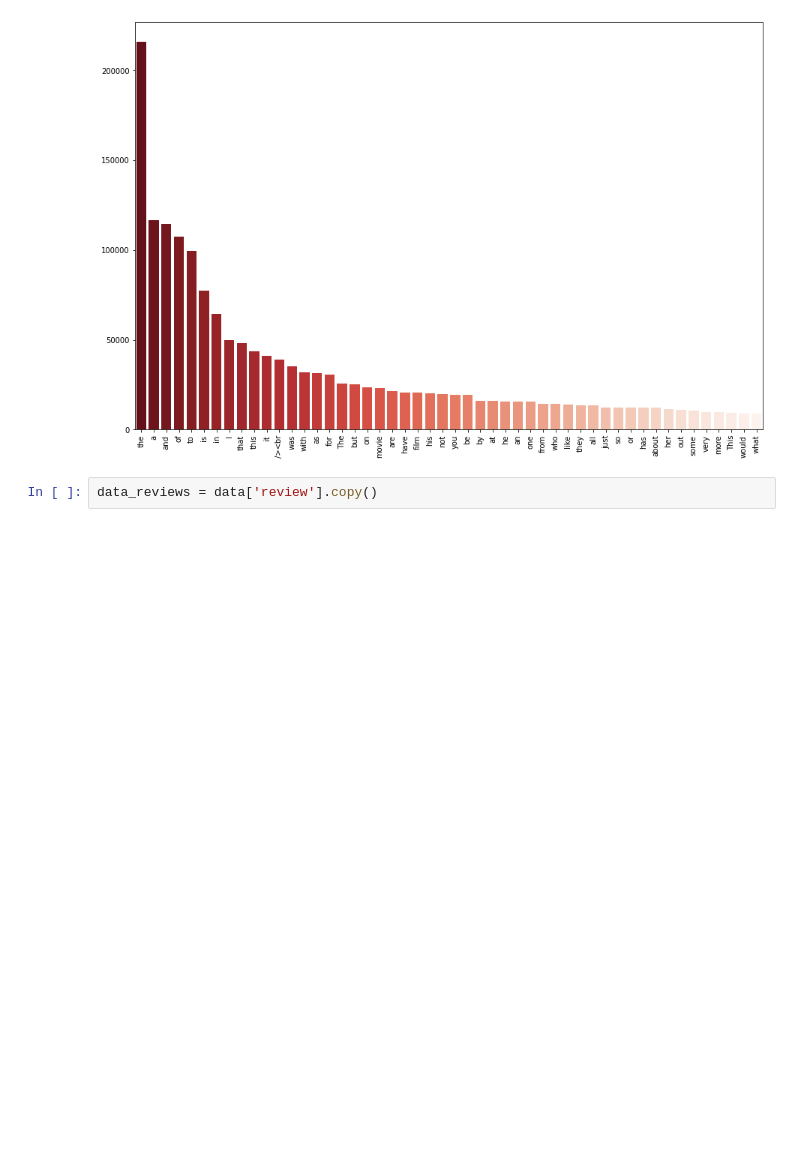
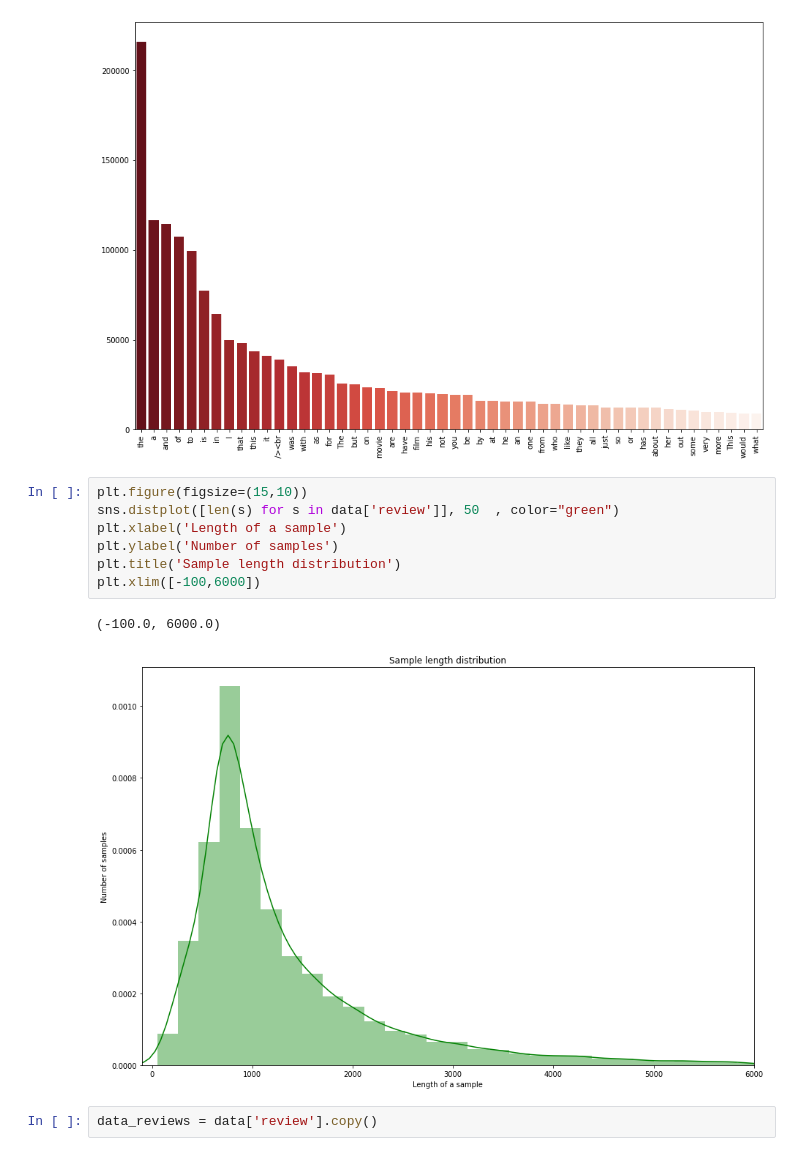
Before and after one commit to malinphy/IMDB_Analysis_different_approachs, a Jupyter notebook: IMDB_different_tokens.ipynb, the cells around one changed output. Cells and saved outputs as stored; diff of their text form; blank space fills up the shorter version.

```diff
--- a/IMDB_different_tokens.ipynb
+++ b/IMDB_different_tokens.ipynb
@@ -76,6 +76,16 @@ plt.show
 # %% [output]
 <function matplotlib.pyplot.show>
 [figure]
+# %%
+plt.figure(figsize=(15,10))
+sns.distplot([len(s) for s in data['review']], 50  , color="green")
+plt.xlabel('Length of a sample')
+plt.ylabel('Number of samples')
+plt.title('Sample length distribution')
+plt.xlim([-100,6000])
+# %% [output]
+(-100.0, 6000.0)
+[figure, added]
 # %%
 data_reviews = data['review'].copy()
 # %%
```
Also changed, not shown: parts of 3 cells of this notebook.
